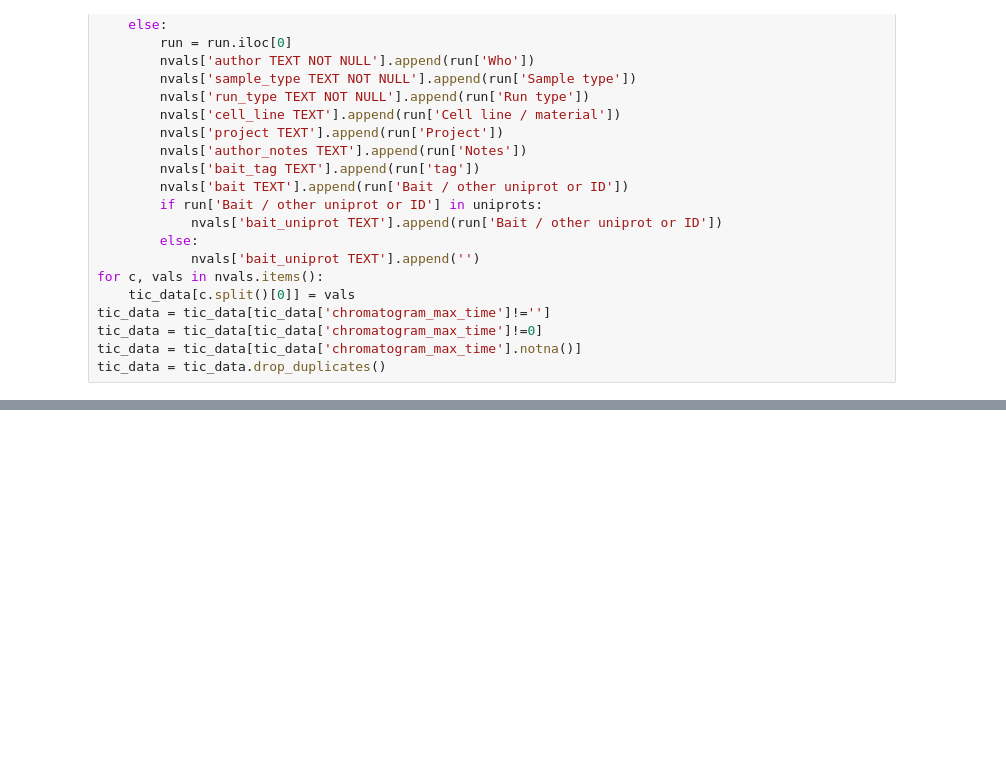
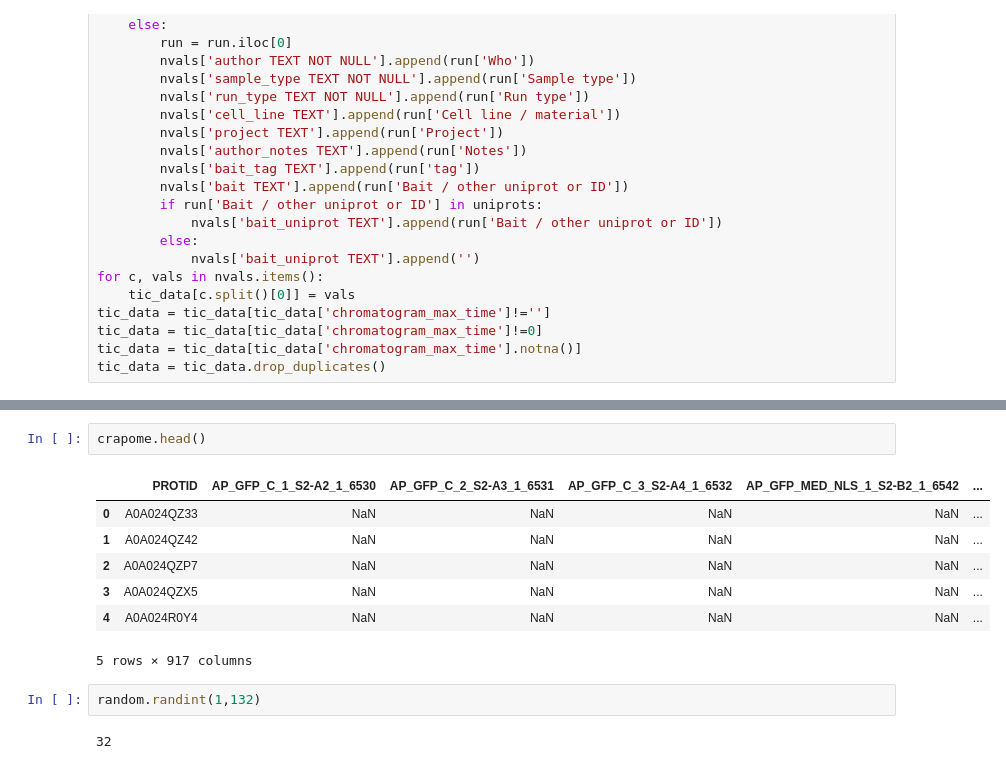
Before and after one commit to varjolab/ProteoGyver, a Jupyter notebook: app/generate_database.ipynb, the cells around one changed output, grey strips where cells are left out. Drawn from its saved outputs; the diff is of its cells as text; blank space fills up the shorter version.

```diff
--- a/app/generate_database.ipynb
+++ b/app/generate_database.ipynb
@@ -494,0 +542,14 @@ OperationalError: table control_sets already exists
+# %%
+crapome.head()
+# %% [output]
+|  | PROTID | AP_GFP_C_1_S2-A2_1_6530 | AP_GFP_C_2_S2-A3_1_6531 | AP_GFP_C_3_S2-A4_1_6532 | AP_GFP_MED_NLS_1_S2-B2_1_6542 | ... |
+| 0 | A0A024QZ33 | NaN | NaN | NaN | NaN | ... |
+| 1 | A0A024QZ42 | NaN | NaN | NaN | NaN | ... |
+| 2 | A0A024QZP7 | NaN | NaN | NaN | NaN | ... |
+| 3 | A0A024QZX5 | NaN | NaN | NaN | NaN | ... |
+| 4 | A0A024R0Y4 | NaN | NaN | NaN | NaN | ... |
+5 rows × 917 columns
+# %%
+random.randint(1,132)
+# %% [output]
+32
```
Also changed, not shown: parts of 31 cells of this notebook, 42 other files.
